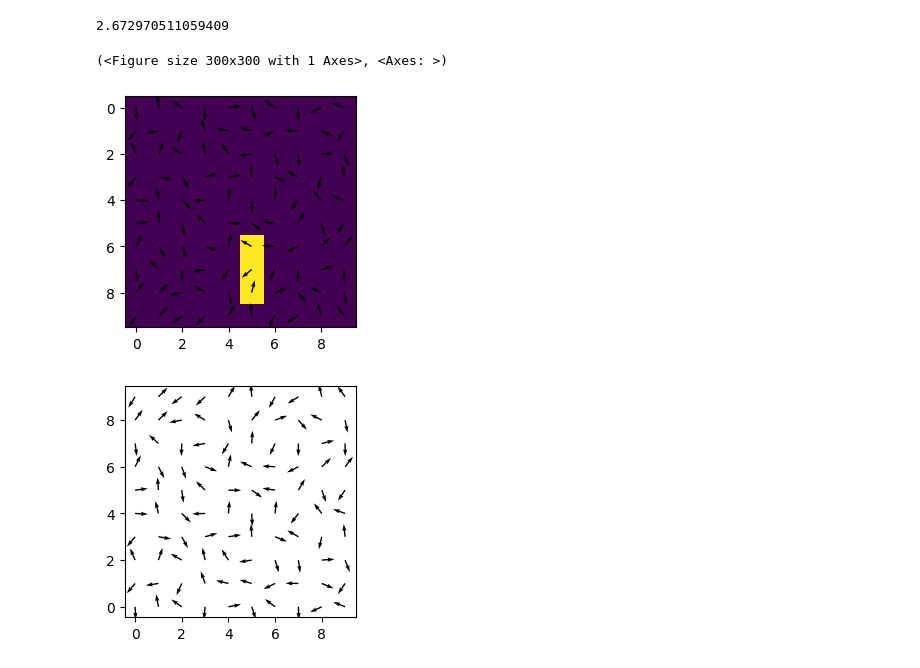
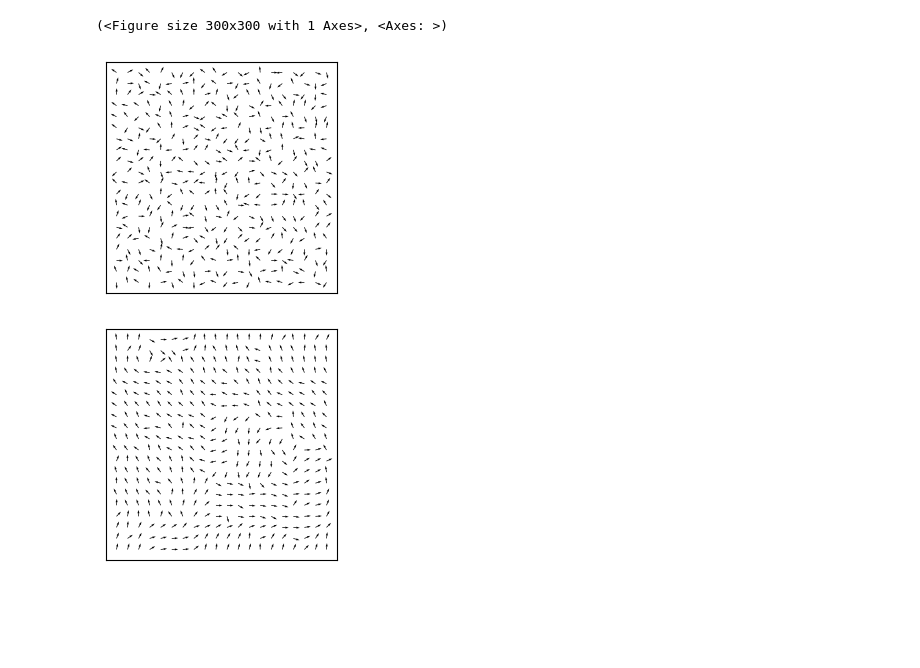
Before and after one commit to weenming/Monte-Carlo-Toolbox, a Jupyter notebook: wolff/experiment.ipynb, the cells around one changed output. Cells and saved outputs as stored; diff of their text form; code cells hidden in the pictures; blank space fills up the shorter version.

```diff
--- a/wolff/experiment.ipynb
+++ b/wolff/experiment.ipynb
@@ -40,0 +51,12 @@ The autoreload extension is already loaded. To reload it, use:
+# %%
+seed = 1
+grid_size = 2
+temp = 0.1
+
+set_seed(seed)
+xy_model = XYModel2DWolff(grid_size)
+show_spin(xy_model)
+
+for _ in range(5):
+    logger = wolff_algorithm(xy_model, temp, 20)
+    show_spin(xy_model)
@@ -41,24 +105,33 @@ The autoreload extension is already loaded. To reload it, use:
 # %%
+
 set_seed(seed)
+temp = 0.1
+grid_size = 20
+
 xy_model = XYModel2DWolff(grid_size)
 fig, ax = show_spin(xy_model)
 
-for _ in range(1):
+Ms = []
+for _ in range(100):
+    Ms.append(get_M(xy_model.get_spin()))
+
     # randomly choose a Wolff plane
     nW = 2 * torch.pi * torch.rand((1, )).item()
-    print(nW)
+
     # update bond according to the Wolff plane
     xy_model.update_bond(nW=nW, beta=1 / temp)
 
     # select one cluster according to the bond
-    flip_cluster = xy_model.flip_one_cluster(nW=nW, debug=True)
+    # flip_cluster = xy_model.flip_one_cluster(nW=nW, debug=True)
+    xy_model.flip_all_clusters(nW=nW)
 
-    ax.imshow(flip_cluster)
+    # print(f'M {get_M(xy_model)}')
+
+    # ax.imshow(flip_cluster)
     # print(flip_cluster * (xy_model.get_spin() - nW).cos() <= 0)
 
 show_spin(xy_model)
 # %% [output]
-2.672970511059409
+(<Figure size 300x300 with 1 Axes>, <Axes: >)
-(<Figure size 300x300 with 1 Axes>, <Axes: >)
-[figure, old version]
+[figure, new version]
-[figure, old version]
+[figure, new version]
```
Also changed, not shown: parts of 7 cells of this notebook, 3 other files.
